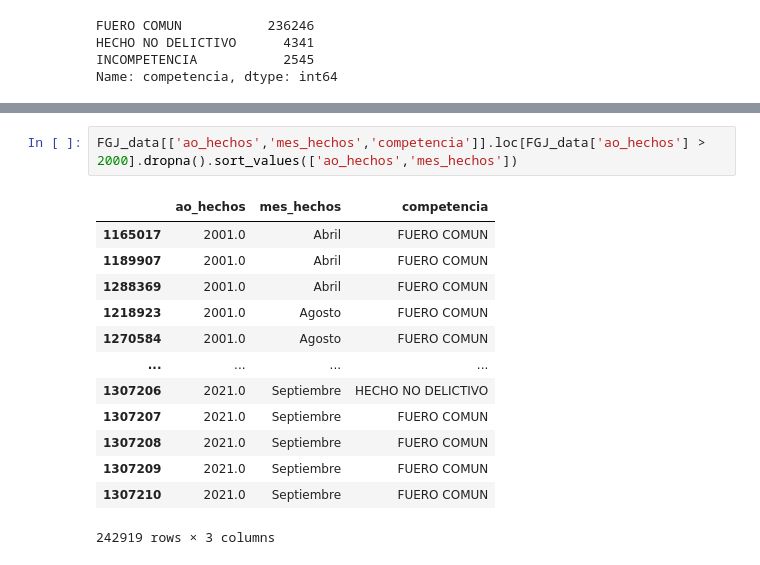
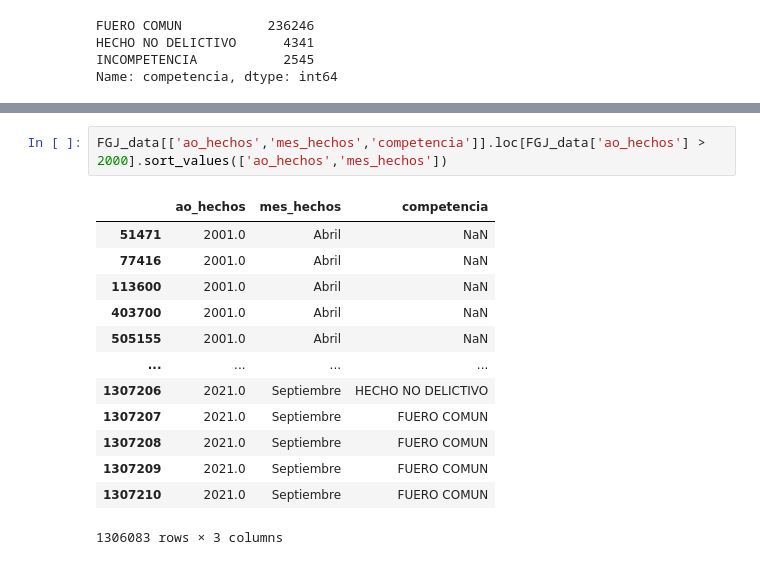
Before and after one commit to rperezme-data/Crime-Analysis-CDMX, a Jupyter notebook: CDMX Crime Exploratory Analysis.ipynb, the cells around one changed output, grey strips where cells are left out. Drawn from its saved outputs; the diff is of its cells as text.

```diff
--- a/CDMX Crime Exploratory Analysis.ipynb
+++ b/CDMX Crime Exploratory Analysis.ipynb
@@ -236,16 +200,16 @@ Name: ao_hechos, dtype: int64
 # %%
-FGJ_data[['ao_hechos','mes_hechos','competencia']].loc[FGJ_data['ao_hechos'] > 2000].dropna().sort_values(['ao_hechos','mes_hechos'])
+FGJ_data[['ao_hechos','mes_hechos','competencia']].loc[FGJ_data['ao_hechos'] > 2000].sort_values(['ao_hechos','mes_hechos'])
 # %% [output]
 |  | ao_hechos | mes_hechos | competencia |
-| 1165017 | 2001.0 | Abril | FUERO COMUN |
-| 1189907 | 2001.0 | Abril | FUERO COMUN |
-| 1288369 | 2001.0 | Abril | FUERO COMUN |
-| 1218923 | 2001.0 | Agosto | FUERO COMUN |
-| 1270584 | 2001.0 | Agosto | FUERO COMUN |
+| 51471 | 2001.0 | Abril | NaN |
+| 77416 | 2001.0 | Abril | NaN |
+| 113600 | 2001.0 | Abril | NaN |
+| 403700 | 2001.0 | Abril | NaN |
+| 505155 | 2001.0 | Abril | NaN |
 | ... | ... | ... | ... |
 | 1307206 | 2021.0 | Septiembre | HECHO NO DELICTIVO |
 | 1307207 | 2021.0 | Septiembre | FUERO COMUN |
 | 1307208 | 2021.0 | Septiembre | FUERO COMUN |
 | 1307209 | 2021.0 | Septiembre | FUERO COMUN |
 | 1307210 | 2021.0 | Septiembre | FUERO COMUN |
-242919 rows × 3 columns
+1306083 rows × 3 columns
```
Also changed, not shown: parts of 7 cells of this notebook.
